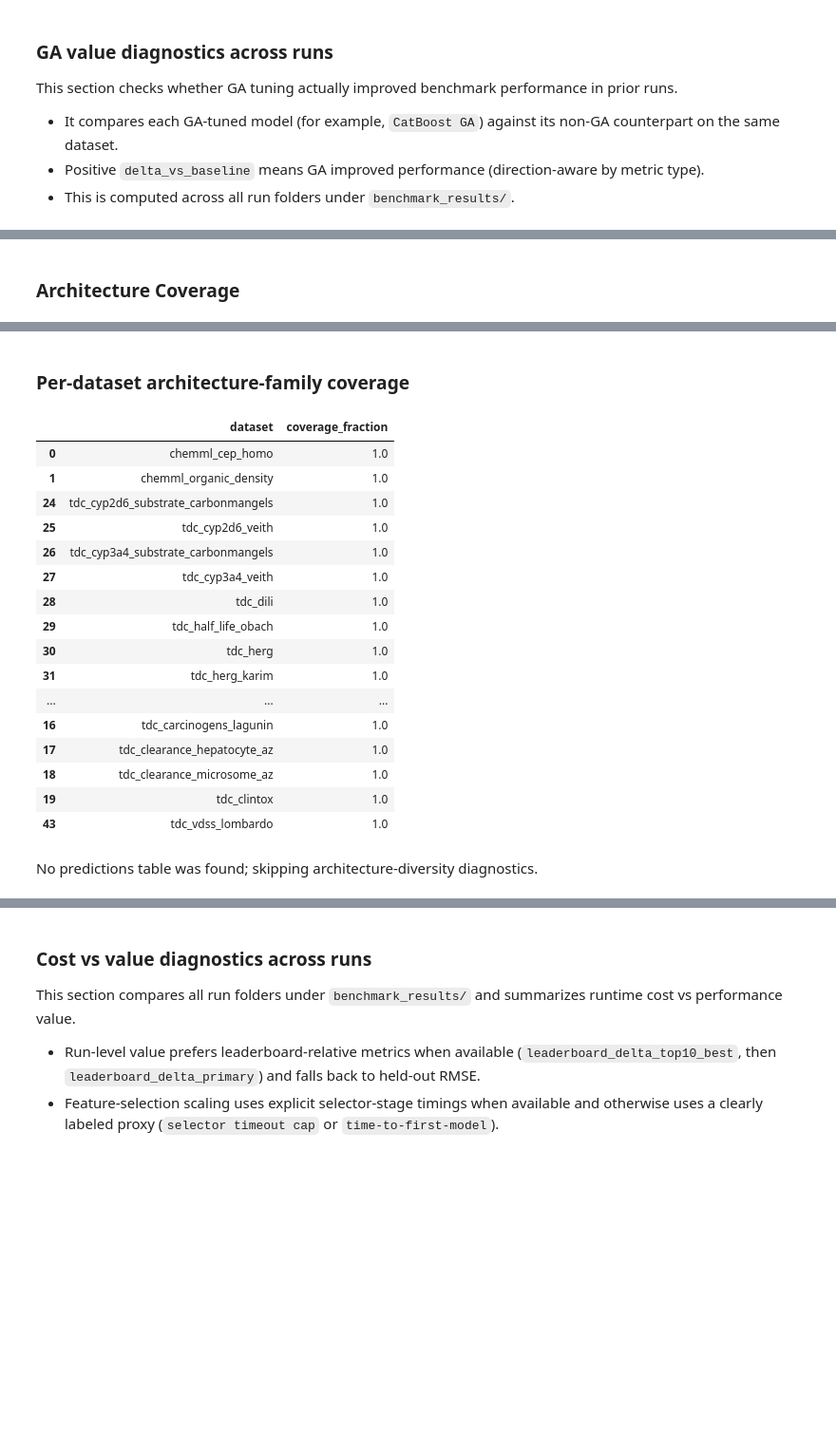
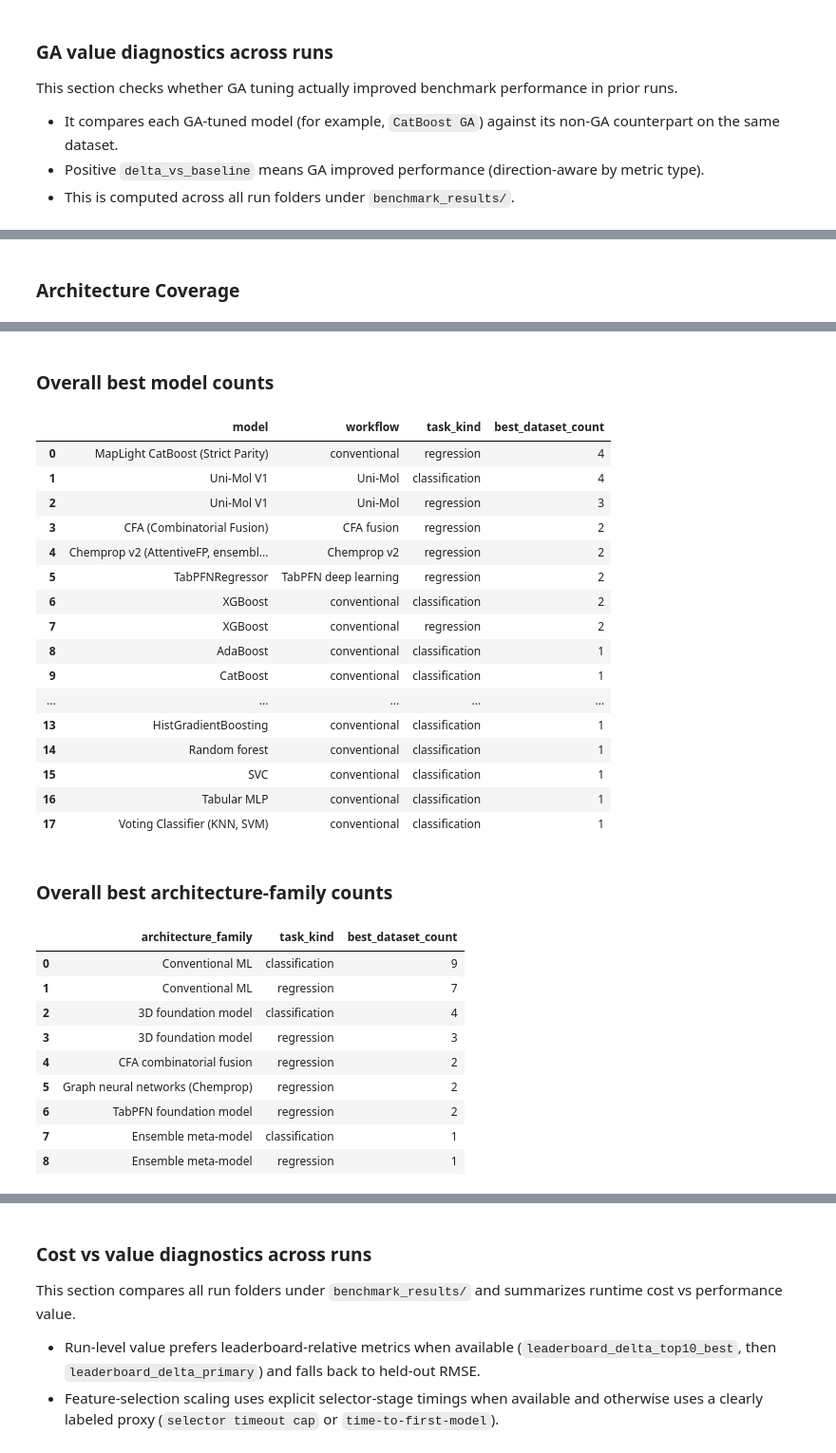
Before and after one commit to ScottCoffin/AutoQSAR, a Jupyter notebook: portable_colab_qsar_bundle/benchmark_results_summary.ipynb, the cells around one changed output, grey strips where cells are left out. Shown at 95% size. Saved outputs shown, nothing was run; the diff lists cells and outputs as text; code cells hidden in the pictures; blank space fills up the shorter version.

Commit message:
updated benchmark summary and functionality for benchmarking

```diff
--- a/portable_colab_qsar_bundle/benchmark_results_summary.ipynb
+++ b/portable_colab_qsar_bundle/benchmark_results_summary.ipynb
@@ -639,13 +932,15 @@ def classify_architecture_subfamily(model_name):
     return str(model_name or "")
 
 
-coverage_source = SUMMARY_METRICS.copy()
+coverage_source = SUMMARY_ANALYSIS_METRICS.copy()
 error_col = pick_column(coverage_source.columns, ["error", "Error"])
 if error_col is not None:
     coverage_source = coverage_source.loc[
         coverage_source[error_col].isna()
         | (coverage_source[error_col].astype(str).str.strip() == "")
     ].copy()
+
+coverage_source = add_analysis_metric_columns(coverage_source, rmse_col=RMSE_COL, classification_col=BALANCED_ACCURACY_COL)
 
 if coverage_source.empty:
     display_note("No successful model rows were available for architecture-coverage diagnostics.")
@@ -662,7 +957,9 @@ else:
             datasets=("dataset", "nunique"),
             models=("model", "nunique"),
             rows=("model", "size"),
+            mean_delta_from_dataset_best=("analysis_delta_from_best", "mean"),
             mean_rmse=(RMSE_COL, "mean") if RMSE_COL in coverage_source.columns else ("model", "size"),
+            mean_balanced_accuracy=(BALANCED_ACCURACY_COL, "mean") if BALANCED_ACCURACY_COL in coverage_source.columns else ("model", "size"),
         )
         .reset_index()
         .sort_values(["datasets", "rows"], ascending=[False, False])
@@ -670,6 +967,32 @@ else:
 
     display_note("### Architecture Coverage")
     display(family_summary)
+
+    best_architecture_rows = best_rows_by_dataset(coverage_source)
+    if not best_architecture_rows.empty:
+        best_architecture_rows["architecture_family"] = best_architecture_rows.apply(
+            lambda row: classify_architecture_family(row.get("workflow", ""), row.get("model", "")),
+            axis=1,
+        )
+        best_architecture_rows["architecture_subfamily"] = best_architecture_rows["model"].apply(classify_architecture_subfamily)
+
+        best_model_counts = (
+            best_architecture_rows.groupby(["model", "workflow", "task_kind"], dropna=False)
+            .agg(best_dataset_count=("dataset", "nunique"))
+            .reset_index()
+            .sort_values(["best_dataset_count", "model"], ascending=[False, True])
+        )
+        display_note("### Overall best model counts")
+        display(best_model_counts.reset_index(drop=True))
+
+        best_family_counts = (
+            best_architecture_rows.groupby(["architecture_family", "task_kind"], dropna=False)
+            .agg(best_dataset_count=("dataset", "nunique"))
+            .reset_index()
+            .sort_values(["best_dataset_count", "architecture_family"], ascending=[False, True])
+        )
+        display_note("### Overall best architecture-family counts")
+        display(best_family_counts.reset_index(drop=True))
 
     dataset_family_presence = (
         coverage_source.assign(present=1)
@@ -821,19 +1144,29 @@ else:
-### Per-dataset architecture-family coverage
+### Overall best model counts
-|  | dataset | coverage_fraction |
-| 0 | chemml_cep_homo | 1.0 |
-| 1 | chemml_organic_density | 1.0 |
-| 24 | tdc_cyp2d6_substrate_carbonmangels | 1.0 |
-| 25 | tdc_cyp2d6_veith | 1.0 |
-| 26 | tdc_cyp3a4_substrate_carbonmangels | 1.0 |
-| 27 | tdc_cyp3a4_veith | 1.0 |
-| 28 | tdc_dili | 1.0 |
-| 29 | tdc_half_life_obach | 1.0 |
-| 30 | tdc_herg | 1.0 |
-| 31 | tdc_herg_karim | 1.0 |
-| ... | ... | ... |
-| 16 | tdc_carcinogens_lagunin | 1.0 |
-| 17 | tdc_clearance_hepatocyte_az | 1.0 |
-| 18 | tdc_clearance_microsome_az | 1.0 |
-| 19 | tdc_clintox | 1.0 |
-| 43 | tdc_vdss_lombardo | 1.0 |
+|  | model | workflow | task_kind | best_dataset_count |
+| 0 | MapLight CatBoost (Strict Parity) | conventional | regression | 4 |
+| 1 | Uni-Mol V1 | Uni-Mol | classification | 4 |
+| 2 | Uni-Mol V1 | Uni-Mol | regression | 3 |
+| 3 | CFA (Combinatorial Fusion) | CFA fusion | regression | 2 |
+| 4 | Chemprop v2 (AttentiveFP, ensembl... | Chemprop v2 | regression | 2 |
+| 5 | TabPFNRegressor | TabPFN deep learning | regression | 2 |
+| 6 | XGBoost | conventional | classification | 2 |
+| 7 | XGBoost | conventional | regression | 2 |
+| 8 | AdaBoost | conventional | classification | 1 |
+| 9 | CatBoost | conventional | classification | 1 |
+| ... | ... | ... | ... | ... |
+| 13 | HistGradientBoosting | conventional | classification | 1 |
+| 14 | Random forest | conventional | classification | 1 |
+| 15 | SVC | conventional | classification | 1 |
+| 16 | Tabular MLP | conventional | classification | 1 |
+| 17 | Voting Classifier (KNN, SVM) | conventional | classification | 1 |
-No predictions table was found; skipping architecture-diversity diagnostics.
+### Overall best architecture-family counts
+|  | architecture_family | task_kind | best_dataset_count |
+| 0 | Conventional ML | classification | 9 |
+| 1 | Conventional ML | regression | 7 |
+| 2 | 3D foundation model | classification | 4 |
+| 3 | 3D foundation model | regression | 3 |
+| 4 | CFA combinatorial fusion | regression | 2 |
+| 5 | Graph neural networks (Chemprop) | regression | 2 |
+| 6 | TabPFN foundation model | regression | 2 |
+| 7 | Ensemble meta-model | classification | 1 |
+| 8 | Ensemble meta-model | regression | 1 |
```
Also changed, not shown: parts of 11 cells of this notebook, 5 other files.
